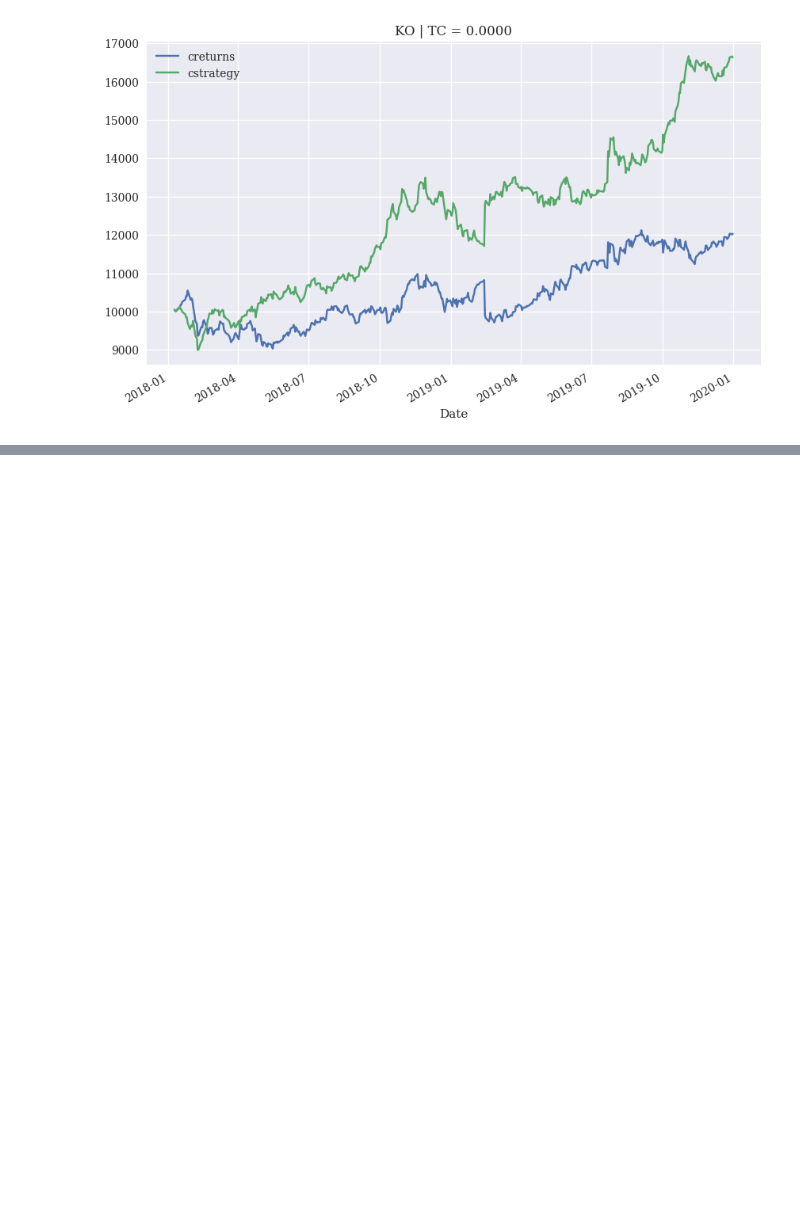
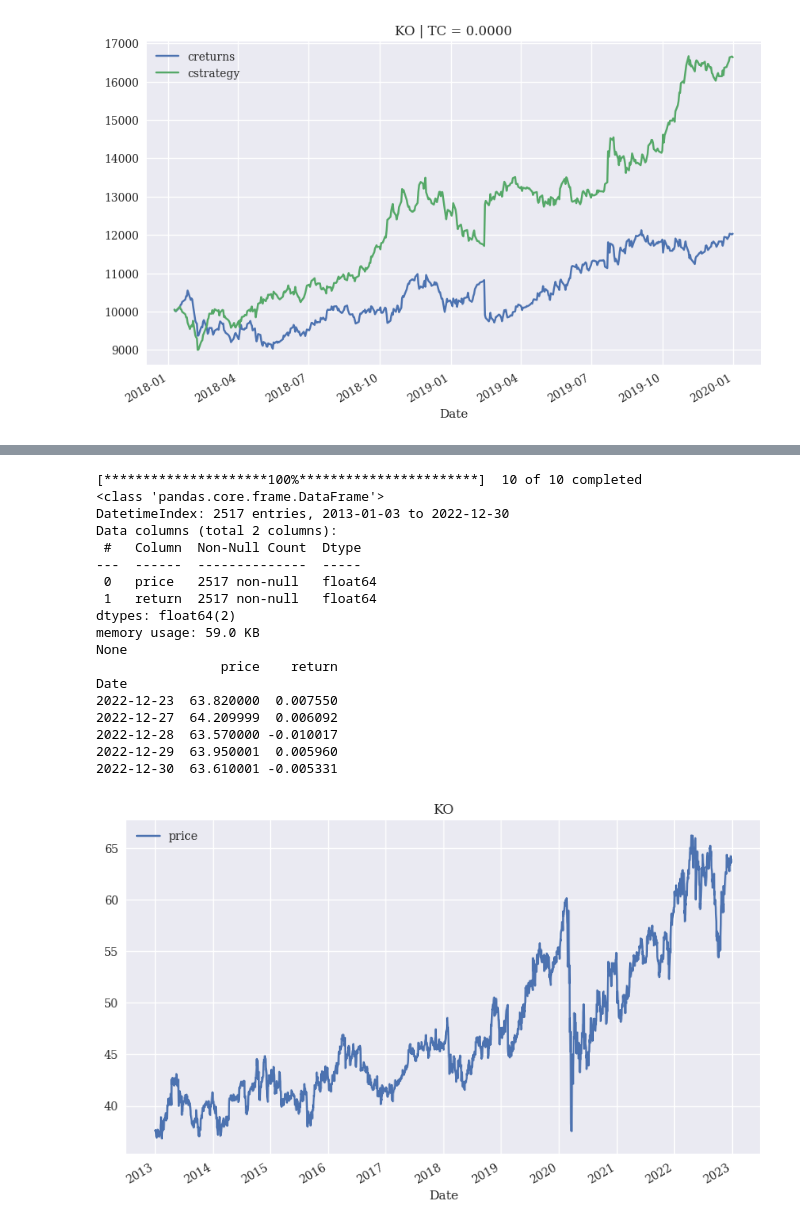
Before and after one commit to MartinKasak/Python_Finance_Numpy_Pandas, a Jupyter notebook: Python For Algorithmic Trading.ipynb, the cells around one changed output, grey strips where cells are left out. Saved outputs shown, nothing was run; the diff lists cells and outputs as text; code cells hidden in the pictures; blank space fills up the shorter version.

Commit message:
BacktestLong, BacktestLongShort, BacktestBase

```diff
--- a/Python For Algorithmic Trading.ipynb
+++ b/Python For Algorithmic Trading.ipynb
@@ -777,0 +817,6 @@ lrbt.plot_results()
+# %%
+def print_balance(self, bar):
+ ''' Print out current cash balance info.
+ '''
+ date, price = self.get_date_price(bar)
+ print(f'{date} | current balance {self.amount:.2f}')
@@ -777,0 +845,33 @@ lrbt.plot_results()
+# %%
+def place_sell_order(self, bar, units=None, amount=None):
+ ''' Place a sell order.
+ '''
+ date, price = self.get_date_price(bar)
+ if units is None:
+
+    units = int(amount / price)
+    self.amount += (units * price) * (1 - self.ptc) - self.ftc
+    self.units -= units
+    self.trades += 1
+    if self.verbose:
+        print(f'{date} | selling {units} units at {price:.2f}')
+        self.print_balance(bar)
+        self.print_net_wealth(bar)
+# %%
+def close_out(self, bar):
+ ''' Closing out a long or short position.
+ '''
+ date, price = self.get_date_price(bar)
+ self.amount += self.units * price
+ self.units = 0
+ self.trades += 1
+ if self.verbose:
+
+    print(f'{date} | inventory {self.units} units at {price:.2f}')
+    print('=' * 55)
+    print('Final balance [$] {:.2f}'.format(self.amount))
+    perf = ((self.amount - self.initial_amount) /
+    self.initial_amount * 100)
+    print('Net Performance [%] {:.2f}'.format(perf))
+    print('Trades Executed [#] {:.2f}'.format(self.trades))
+    print('=' * 55)
@@ -777,0 +1014,26 @@ lrbt.plot_results()
+# %%
+if __name__ == '__main__':
+ bb = BacktestBase('KO', '2013-1-1', '2023-12-31', 10000)
+ print(bb.data.info())
+ print(bb.data.tail())
+ bb.plot_data()
+# %% [output]
+[*********************100%***********************]  10 of 10 completed
+<class 'pandas.core.frame.DataFrame'>
+DatetimeIndex: 2517 entries, 2013-01-03 to 2022-12-30
+Data columns (total 2 columns):
+ #   Column  Non-Null Count  Dtype
+---  ------  --------------  -----
+ 0   price   2517 non-null   float64
+ 1   return  2517 non-null   float64
+dtypes: float64(2)
+memory usage: 59.0 KB
+None
+                price    return
+Date
+2022-12-23  63.820000  0.007550
+2022-12-27  64.209999  0.006092
+2022-12-28  63.570000 -0.010017
+2022-12-29  63.950001  0.005960
+2022-12-30  63.610001 -0.005331
+[figure, added]
```
Also changed, not shown: parts of 11 cells of this notebook.
